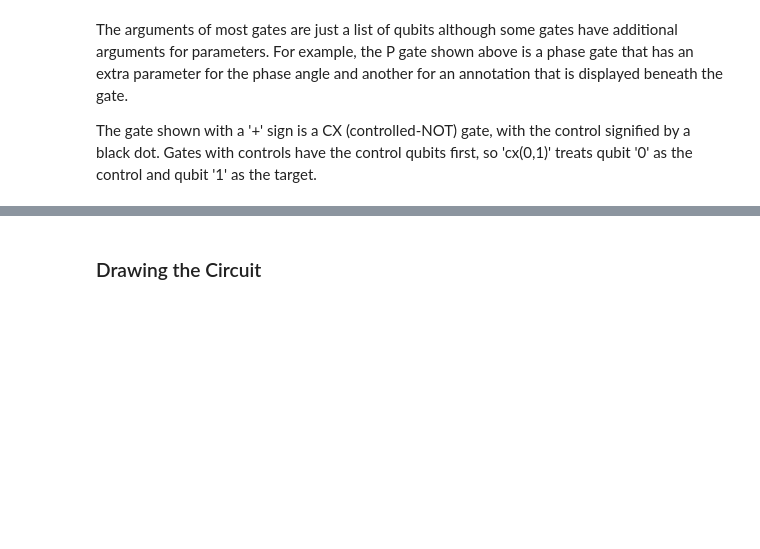
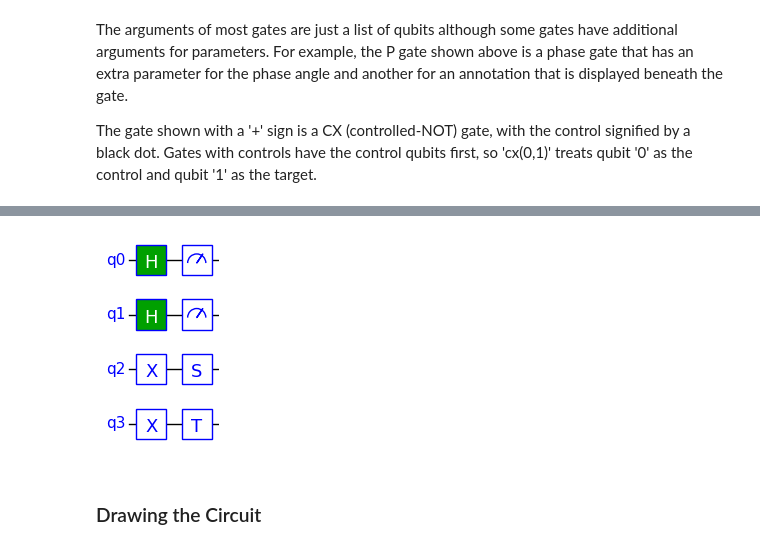
Before and after one commit to jbrumf/tinyqsim, a Jupyter notebook: examples/tutorial_2_exploring_further.ipynb, the cells around one changed output, grey strips where cells are left out. Drawn from its saved outputs; the diff is of its cells as text; code cells hidden in the pictures; blank space fills up the shorter version.

```diff
--- a/examples/tutorial_2_exploring_further.ipynb
+++ b/examples/tutorial_2_exploring_further.ipynb
@@ -89,3 +109,17 @@ The gate shown with a '+' sign is a CX (controlled-NOT) gate, with the control s
+# %%
+reg1 = range(0,2)
+reg2 = range(2,4)
+nqubits = len(reg1) + len(reg2)
+
+qc = QCircuit(nqubits)
+qc.h(reg1)
+qc.x(reg2)
+qc.s(reg2[0])
+qc.t(reg2[1])
+qc.measure(*reg1)
+qc.draw()
+# %% [output]
+[figure, added]
 # %% [markdown]
 ### Drawing the Circuit
 # %% [markdown]
```
Also changed, not shown: parts of 15 cells of this notebook, 41 other files.
